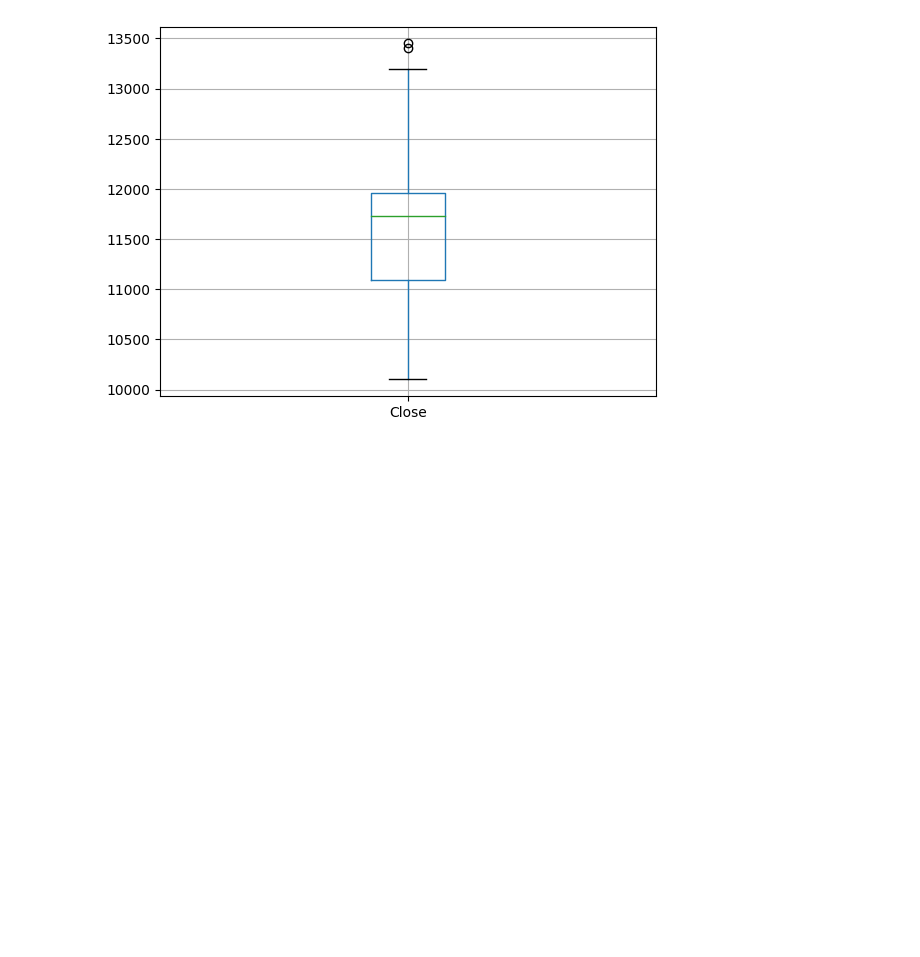
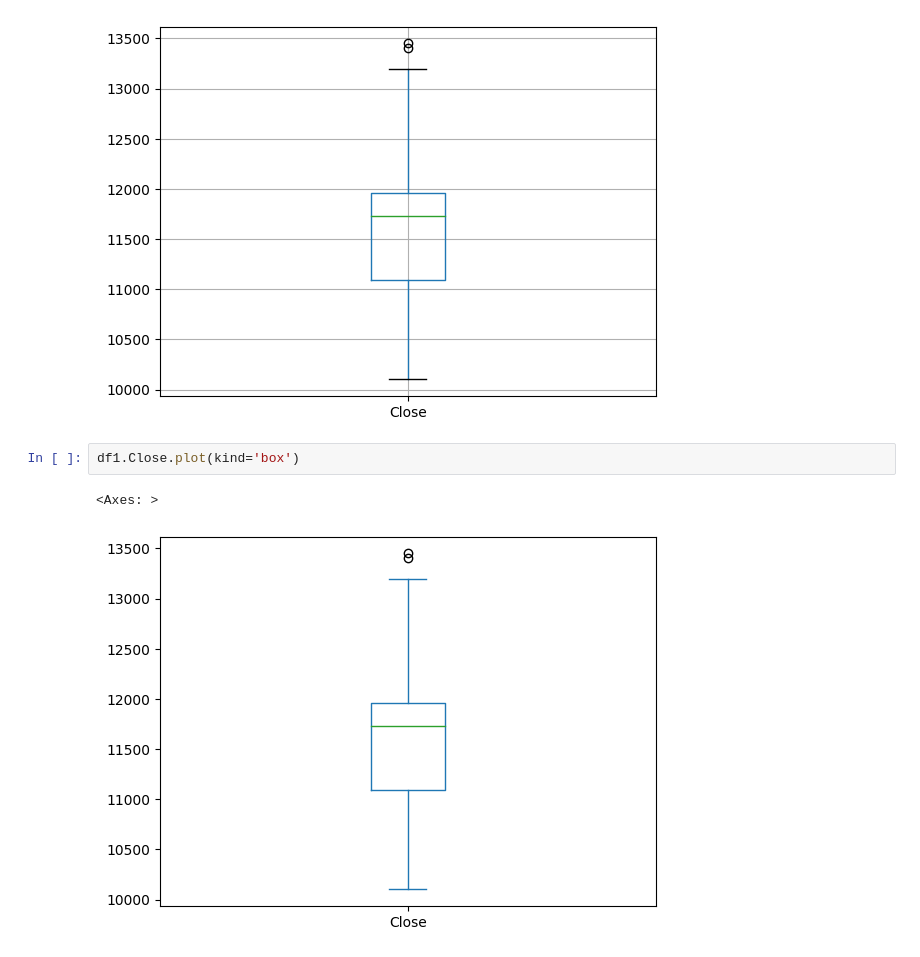
Before and after one commit to ubinjeon/kita_231026, a Jupyter notebook: m3_분석라이브러리/visualization/시각화1.ipynb, the cells around one changed output. Drawn from its saved outputs; the diff is of its cells as text; blank space fills up the shorter version.

```diff
--- a/m3_분석라이브러리/visualization/시각화1.ipynb
+++ b/m3_분석라이브러리/visualization/시각화1.ipynb
@@ -145,3 +149,8 @@ df1.boxplot(column=['Close'])
 # %% [output]
 <Axes: >
 [figure]
+# %%
+df1.Close.plot(kind='box')
+# %% [output]
+<Axes: >
+[figure, added]
```
Also changed, not shown: parts of 143 cells of this notebook.
